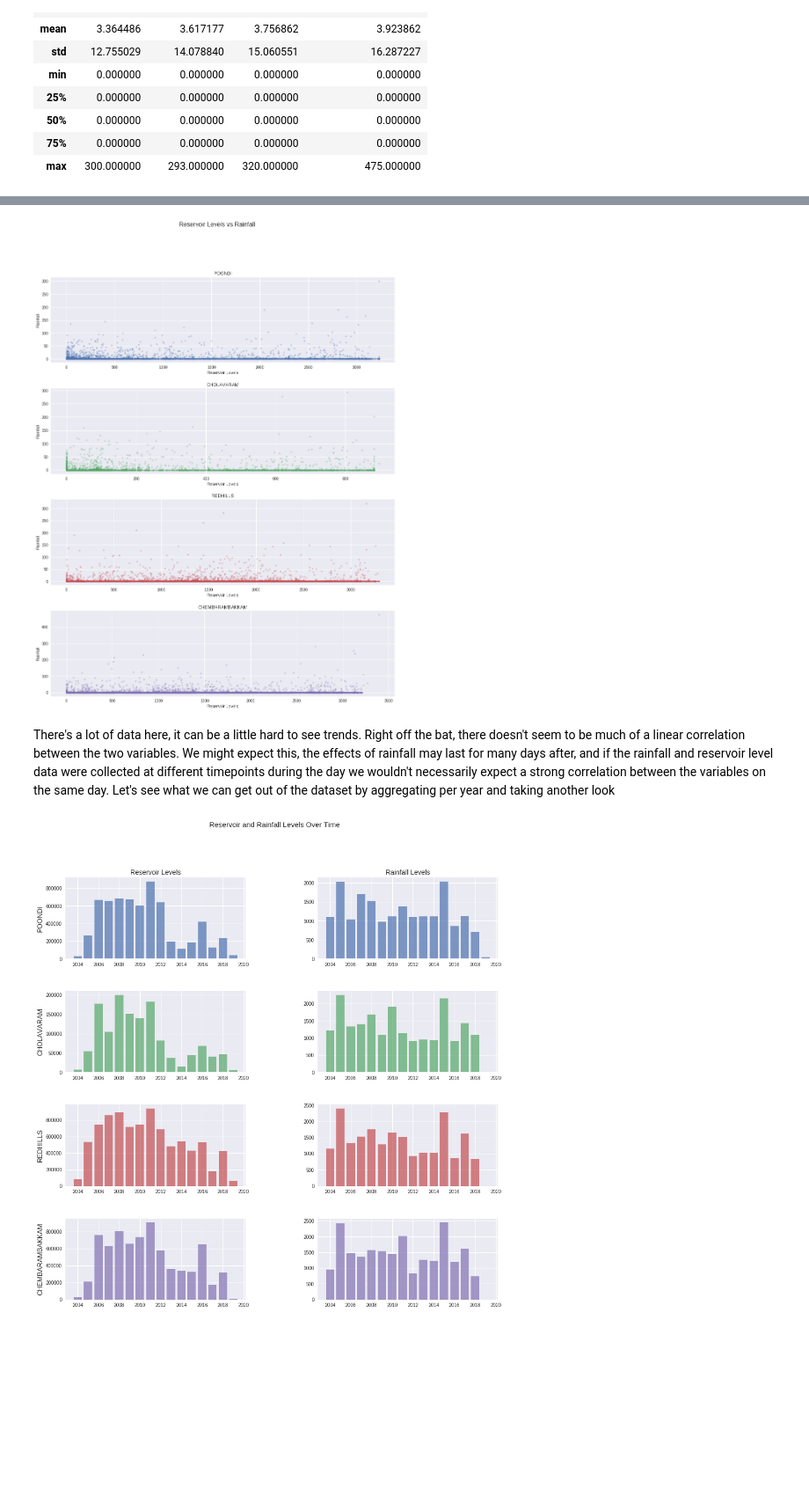
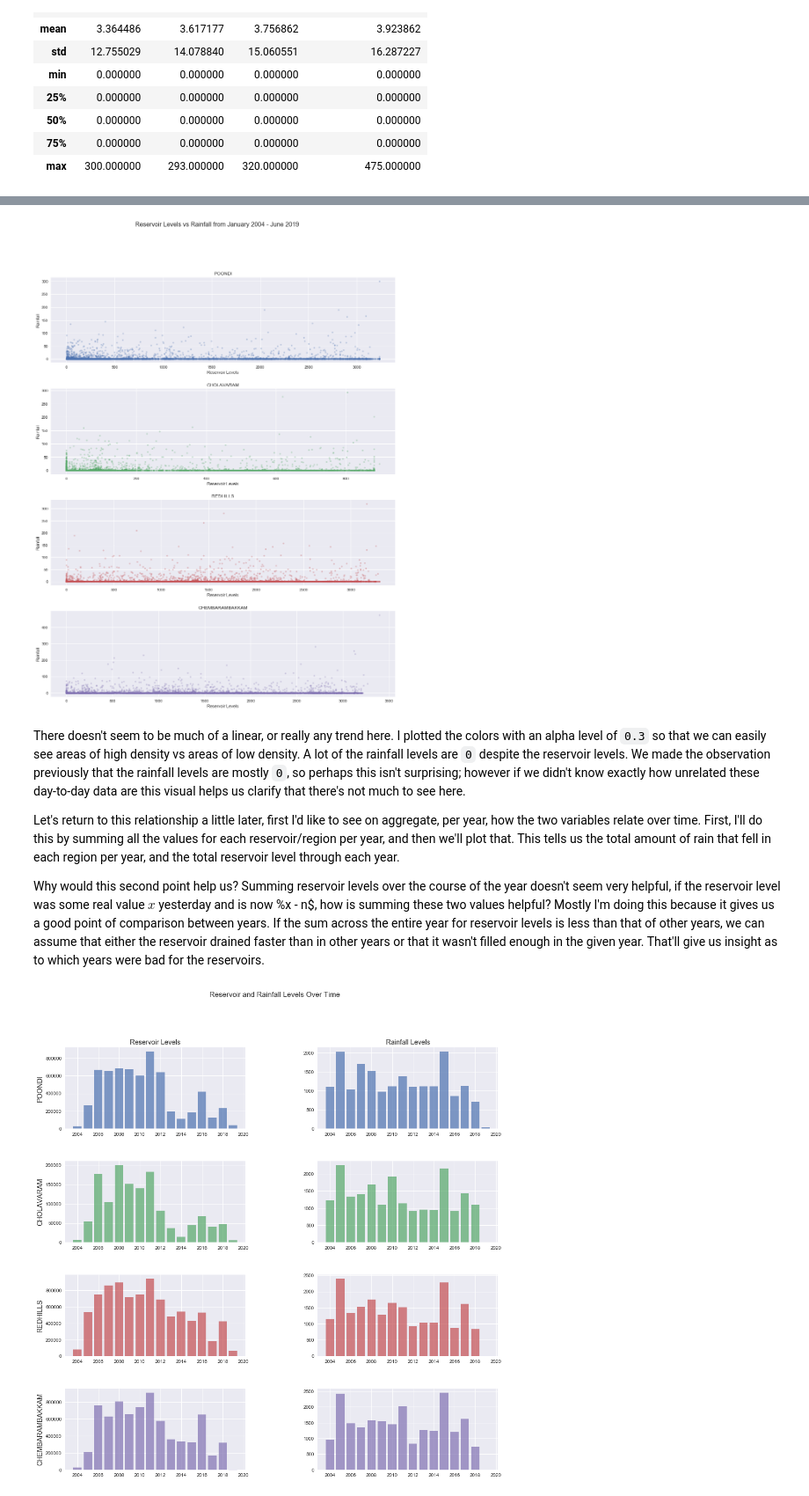
Before and after one commit to marxav0319/Chennai_Water_Management_NB, a Jupyter notebook: Chennai Water Management Exploratory Analysis.ipynb, the cells around one changed output, grey strips where cells are left out. Shown at 88% size. Saved outputs shown, nothing was run; the diff lists cells and outputs as text; code cells hidden in the pictures; blank space fills up the shorter version.

```diff
--- a/Chennai Water Management Exploratory Analysis.ipynb
+++ b/Chennai Water Management Exploratory Analysis.ipynb
@@ -154,16 +160,21 @@ Cholavaram for has lower reservoir levels than any of the other regions despite
 # %%
+# Fof each region, plot reservoir levels vs rainfall levels
 fig, ax = plt.subplots(4, 1, figsize=(16, 20))
 for index, column in enumerate(reservoir_levels.columns[1:]):
     ax[index].scatter(reservoir_levels[column], rainfall[column], marker='.', color=colors[index], alpha=0.3)
     ax[index].set_ylabel('Rainfall')
     ax[index].set_title(column)
     ax[index].set_xlabel('Reservoir Levels')
-fig.suptitle('Reservoir Levels vs Rainfall', size=16)
+fig.suptitle('Reservoir Levels vs Rainfall from January 2004 - June 2019', size=16)
 fig.subplots_adjust(hspace=0.3)
 # %% [output]
-[figure, old version]
+[figure, new version]
-# %% [markdown]
-There's a lot of data here, it can be a little hard to see trends.  Right off the bat, there doesn't seem to be much of a linear correlation between the two variables.  We might expect this, the effects of rainfall may last for many days after, and if the rainfall and reservoir level data were collected at different timepoints during the day we wouldn't necessarily expect a strong correlation between the variables on the same day.  Let's see what we can get out of the dataset by aggregating per year and taking another look
+# %% [markdown]
+There doesn't seem to be much of a linear, or really any trend here.  I plotted the colors with an alpha level of `0.3` so that we can easily see areas of high density vs areas of low density.  A lot of the rainfall levels are `0` despite the reservoir levels.  We made the observation previously that the rainfall levels are mostly `0`, so perhaps this isn't surprising; however if we didn't know exactly how unrelated these day-to-day data are this visual helps us clarify that there's not much to see here.
+
+Let's return to this relationship a little later, first I'd like to see on aggregate, per year, how the two variables relate over time.  First, I'll do this by summing all the values for each reservoir/region per year, and then we'll plot that.  This tells us the total amount of rain that fell in each region per year, and the total reservoir level through each year.
+
+Why would this second point help us?  Summing reservoir levels over the course of the year doesn't seem very helpful, if the reservoir level was some real value $x$ yesterday and is now %x - n$, how is summing these two values helpful?  Mostly I'm doing this because it gives us a good point of comparison between years.  If the sum across the entire year for reservoir levels is less than that of other years, we can assume that either the reservoir drained faster than in other years or that it wasn't filled enough in the given year.  That'll give us insight as to which years were bad for the reservoirs.
 # %%
 res_year = reservoir_levels.groupby(reservoir_levels.Date.dt.year).sum().reset_index()
 rain_year = rainfall.groupby(rainfall.Date.dt.year).sum().reset_index()
```
Also changed, not shown: parts of 24 cells of this notebook.
